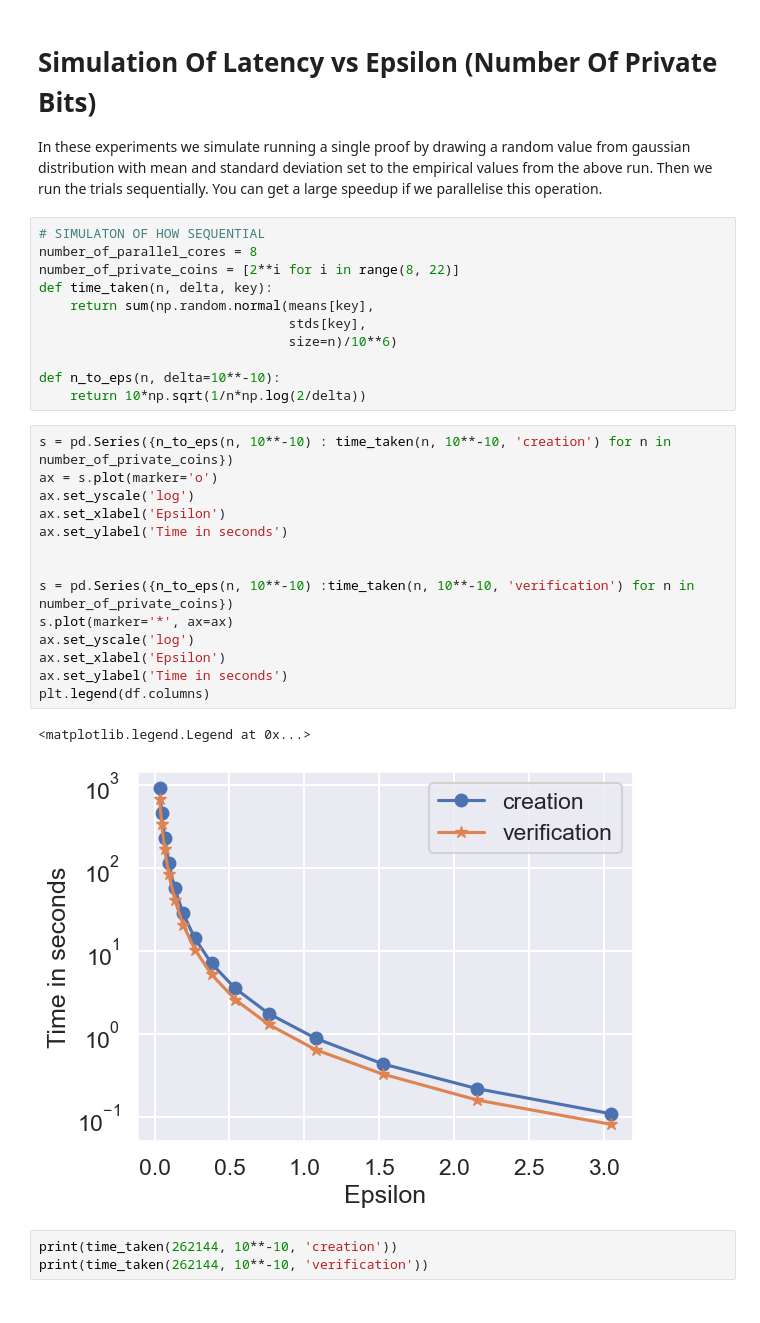
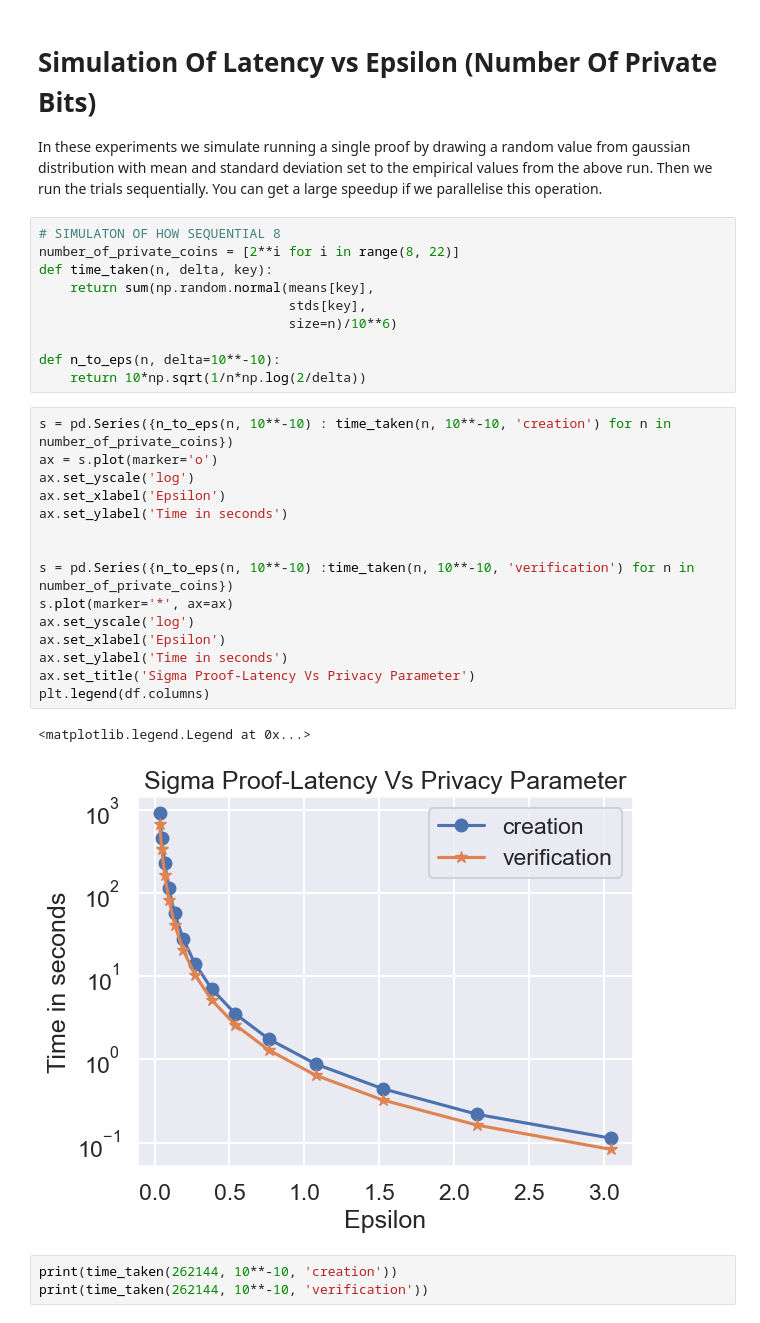
Before and after one commit to abiswas3/Verifiable-Differential-Privacy, a Jupyter notebook: Untitled.ipynb, the cells around one changed output. Cells and saved outputs as stored; diff of their text form.

```diff
--- a/Untitled.ipynb
+++ b/Untitled.ipynb
@@ -32,8 +32,7 @@ ax.set_title('Distribution of Time Taken To Verify and Create a single Sigma Pro
 
 In these experiments we simulate running a single proof by drawing a random value from gaussian distribution with mean and standard deviation set to the empirical values from the above run. Then we run the trials sequentially. You can get a large speedup if we parallelise this operation.
 # %%
-# SIMULATON OF HOW SEQUENTIAL
-number_of_parallel_cores = 8
+# SIMULATON OF HOW SEQUENTIAL 8
 number_of_private_coins = [2**i for i in range(8, 22)]
 def time_taken(n, delta, key):
     return sum(np.random.normal(means[key],
@@ -45,20 +44,21 @@ def n_to_eps(n, delta=10**-10):
 # %%
 s = pd.Series({n_to_eps(n, 10**-10) : time_taken(n, 10**-10, 'creation') for n in number_of_private_coins})
 ax = s.plot(marker='o')
 ax.set_yscale('log')
 ax.set_xlabel('Epsilon')
 ax.set_ylabel('Time in seconds')
 
 
 s = pd.Series({n_to_eps(n, 10**-10) :time_taken(n, 10**-10, 'verification') for n in number_of_private_coins})
 s.plot(marker='*', ax=ax)
 ax.set_yscale('log')
 ax.set_xlabel('Epsilon')
 ax.set_ylabel('Time in seconds')
+ax.set_title('Sigma Proof-Latency Vs Privacy Parameter')
 plt.legend(df.columns)
 # %% [output]
 <matplotlib.legend.Legend at 0x...>
-[figure, old version]
+[figure, new version]
 # %%
 print(time_taken(262144, 10**-10, 'creation'))
 print(time_taken(262144, 10**-10, 'verification'))
```
Also changed, not shown: parts of 5 cells of this notebook, 13 other files.
